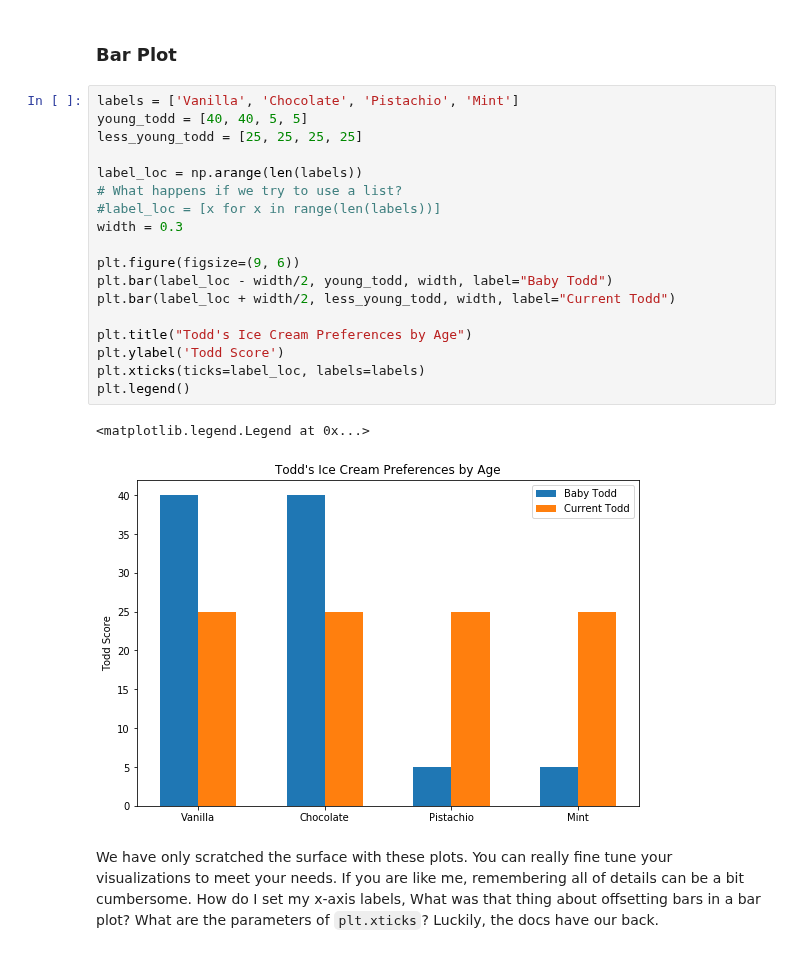
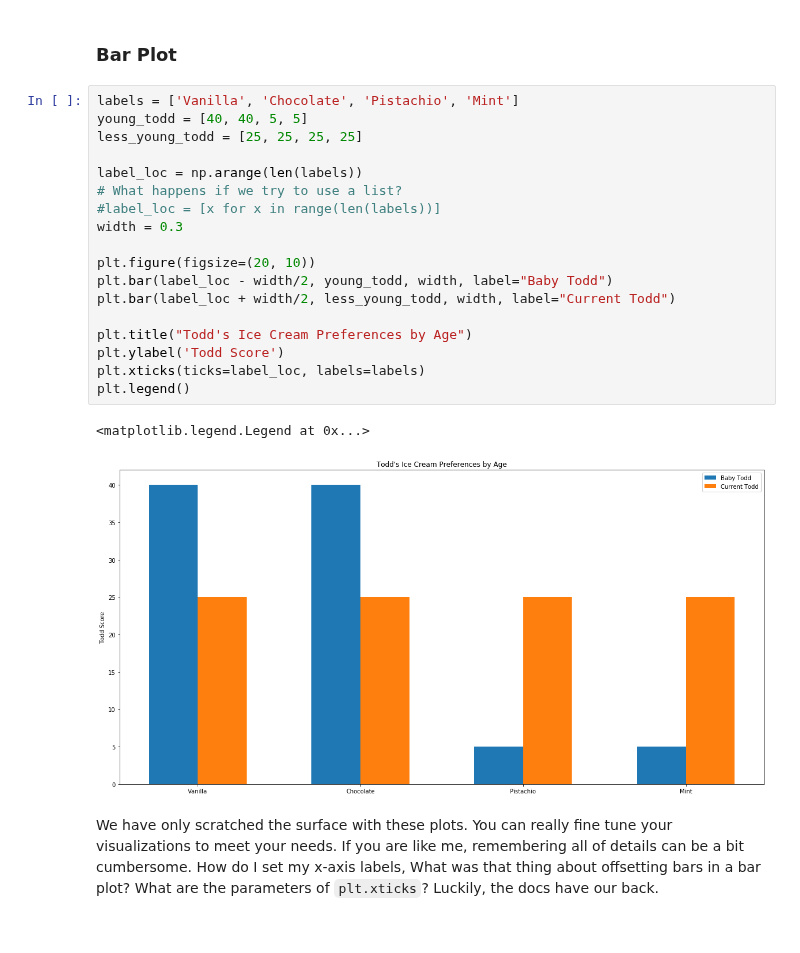
Before and after one commit to yngtodd/eleven, a Jupyter notebook: examples/notebooks/module_02_01_matplotlib_pyplot.ipynb, the cells around one changed output. Drawn from its saved outputs; the diff is of its cells as text.

```diff
--- a/examples/notebooks/module_02_01_matplotlib_pyplot.ipynb
+++ b/examples/notebooks/module_02_01_matplotlib_pyplot.ipynb
@@ -148,24 +148,24 @@ By using an `alpha=0.5`, we can some transparency. This can be helpful when some
 # %%
 labels = ['Vanilla', 'Chocolate', 'Pistachio', 'Mint']
 young_todd = [40, 40, 5, 5]
 less_young_todd = [25, 25, 25, 25]
 
 label_loc = np.arange(len(labels))
 # What happens if we try to use a list?
 #label_loc = [x for x in range(len(labels))]
 width = 0.3
 
-plt.figure(figsize=(9, 6))
+plt.figure(figsize=(20, 10))
 plt.bar(label_loc - width/2, young_todd, width, label="Baby Todd")
 plt.bar(label_loc + width/2, less_young_todd, width, label="Current Todd")
 
 plt.title("Todd's Ice Cream Preferences by Age")
 plt.ylabel('Todd Score')
 plt.xticks(ticks=label_loc, labels=labels)
 plt.legend()
 # %% [output]
 <matplotlib.legend.Legend at 0x...>
-[figure, old version]
+[figure, new version]
 # %% [markdown]
 We have only scratched the surface with these plots. You can really fine tune your visualizations to meet your needs. If you are like me, remembering all of details can be a bit cumbersome. How do I set my x-axis labels, What was that thing about offsetting bars in a bar plot? What are the parameters of `plt.xticks`? Luckily, the docs have our back.
 # %%
```
Also changed, not shown: parts of 1 cell of this notebook, 1 other file.
